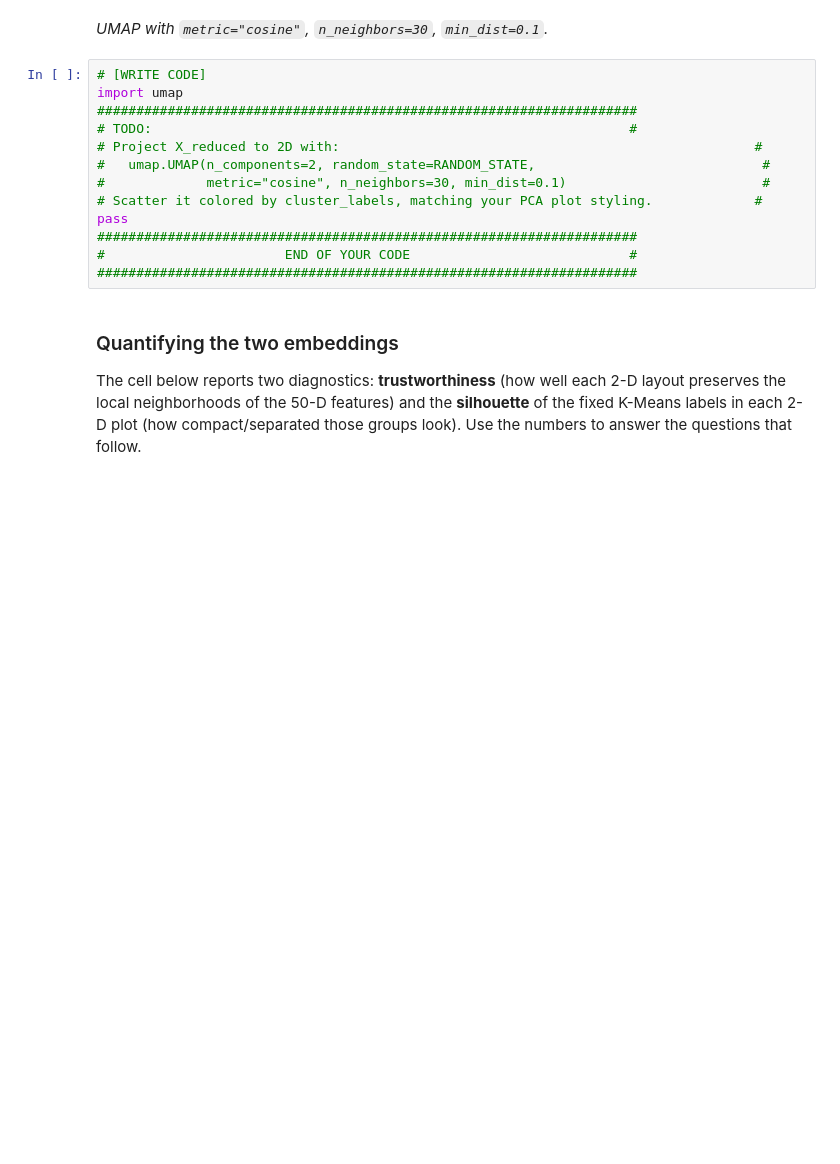
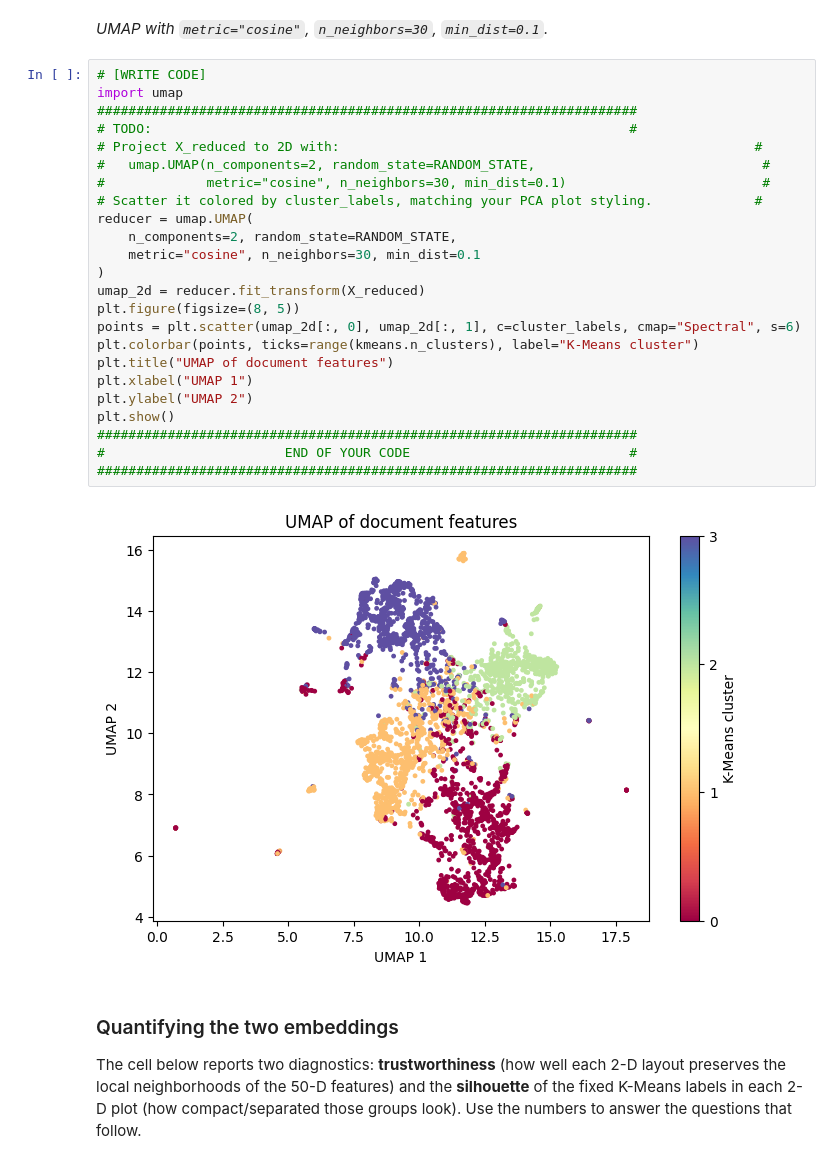
Before and after one commit to yangjj007/hw3-unsupervised-learning, a Jupyter notebook: HW3_Working.ipynb, the cells around one changed output. Saved outputs shown, nothing was run; the diff lists cells and outputs as text; blank space fills up the shorter version.

```diff
--- a/HW3_Working.ipynb
+++ b/HW3_Working.ipynb
@@ -598,16 +608,29 @@ seed - UMAP is stochastic otherwise) and color by the same cluster labels.
 # %%
 # [WRITE CODE]
 import umap
 #####################################################################
 # TODO:                                                             #
 # Project X_reduced to 2D with:                                                     #
 #   umap.UMAP(n_components=2, random_state=RANDOM_STATE,                             #
 #             metric="cosine", n_neighbors=30, min_dist=0.1)                         #
 # Scatter it colored by cluster_labels, matching your PCA plot styling.             #
-pass
+reducer = umap.UMAP(
+    n_components=2, random_state=RANDOM_STATE,
+    metric="cosine", n_neighbors=30, min_dist=0.1
+)
+umap_2d = reducer.fit_transform(X_reduced)
+plt.figure(figsize=(8, 5))
+points = plt.scatter(umap_2d[:, 0], umap_2d[:, 1], c=cluster_labels, cmap="Spectral", s=6)
+plt.colorbar(points, ticks=range(kmeans.n_clusters), label="K-Means cluster")
+plt.title("UMAP of document features")
+plt.xlabel("UMAP 1")
+plt.ylabel("UMAP 2")
+plt.show()
 #####################################################################
 #                       END OF YOUR CODE                            #
 #####################################################################
+# %% [output]
+[figure, added]
 # %% [markdown]
 ### Quantifying the two embeddings
 
```
Also changed, not shown: parts of 4 cells of this notebook, 1 other file.
